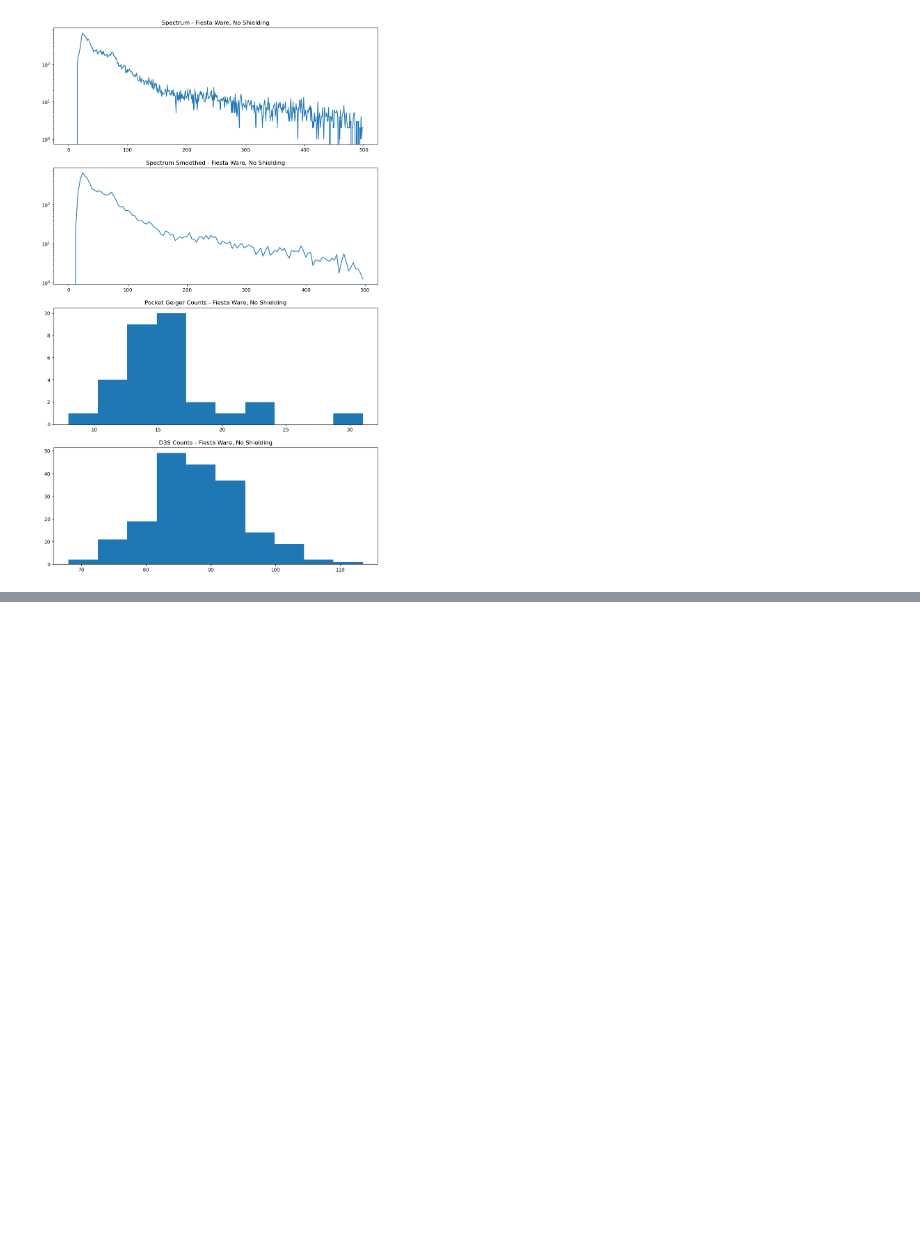
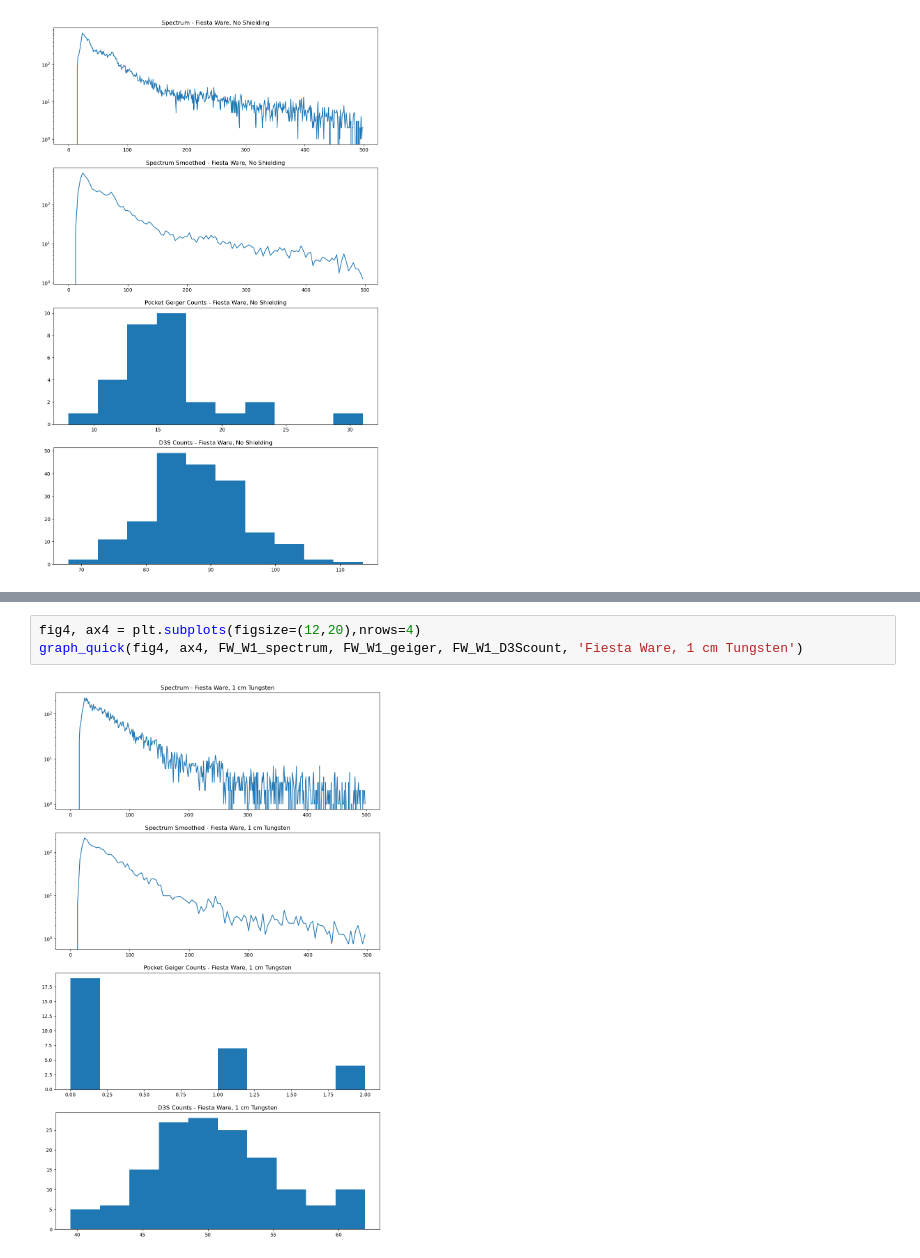
Before and after one commit to Kaiel0904/E11_KyleLink, a Jupyter notebook: E11 Final Graphing.ipynb, the cells around one changed output, grey strips where cells are left out. Cells and saved outputs as stored; diff of their text form; blank space fills up the shorter version.

```diff
--- a/E11 Final Graphing.ipynb
+++ b/E11 Final Graphing.ipynb
@@ -75,0 +87,5 @@ Text(0.5, 1.0, 'D3S Counts - Fiesta Ware, No Shielding')
+# %%
+fig4, ax4 = plt.subplots(figsize=(12,20),nrows=4)
+graph_quick(fig4, ax4, FW_W1_spectrum, FW_W1_geiger, FW_W1_D3Scount, 'Fiesta Ware, 1 cm Tungsten')
+# %% [output]
+[figure, added]
```
Also changed, not shown: parts of 8 cells of this notebook.
